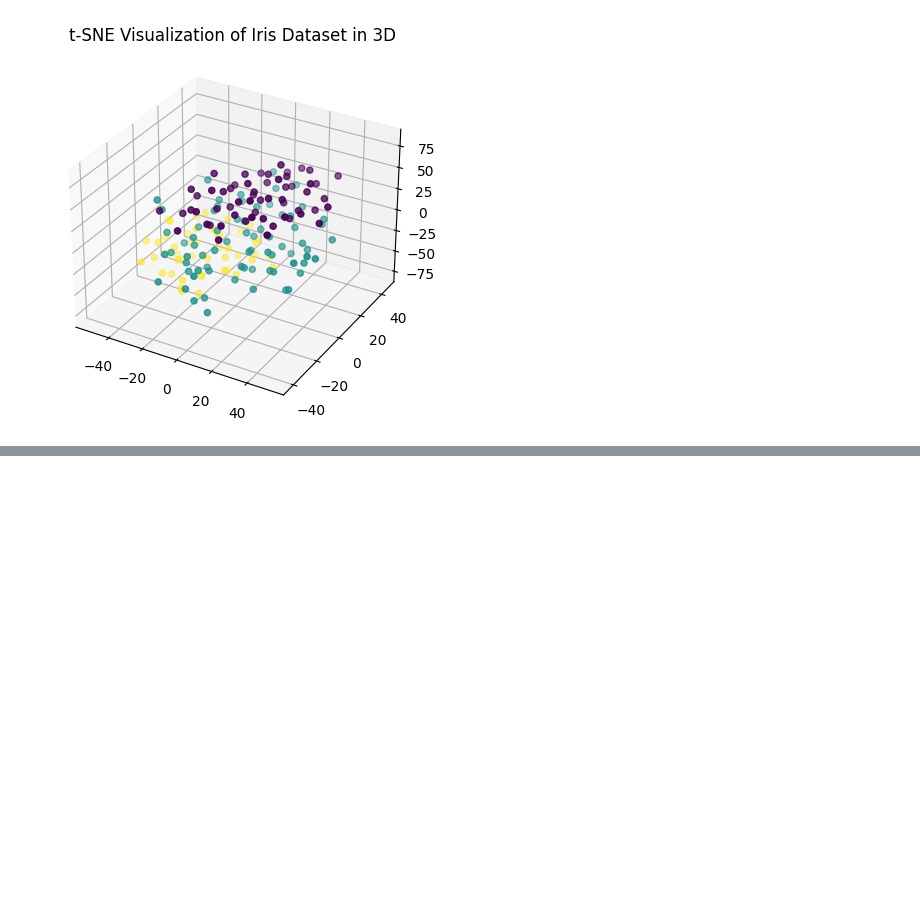
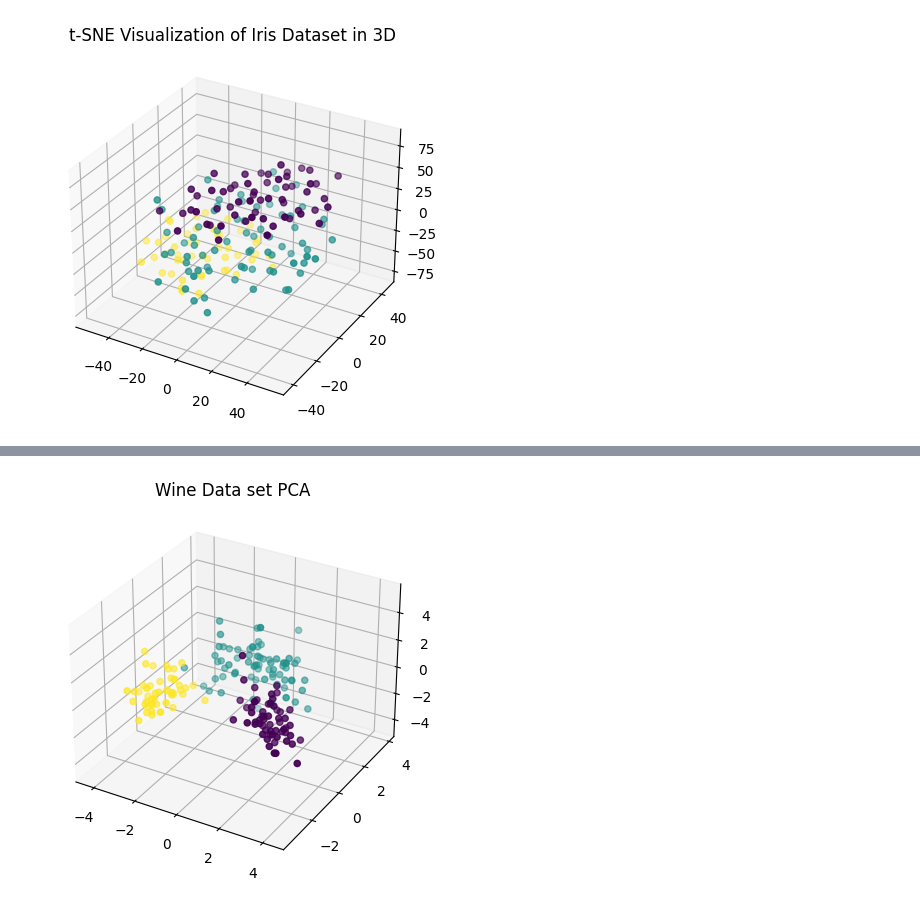
Before and after one commit to rsurendraidexcel/aiml, a Jupyter notebook: untitled0.ipynb, the cells around one changed output, grey strips where cells are left out. Saved outputs shown, nothing was run; the diff lists cells and outputs as text; code cells hidden in the pictures; blank space fills up the shorter version.

```diff
--- a/untitled0.ipynb
+++ b/untitled0.ipynb
@@ -370,0 +413,9 @@ fig.show()
+# %%
+# Plot the result in 3D
+fig = plt.figure()
+ax = fig.add_subplot(1, 1, 1, projection='3d')
+ax.scatter(win_xpca[:, 0], win_xpca[:, 1], win_xpca[:, 2], c=target_y)
+ax.set_title("Wine Data set PCA")
+plt.show()
+# %% [output]
+[figure, added]
```
Also changed, not shown: parts of 7 cells of this notebook.
